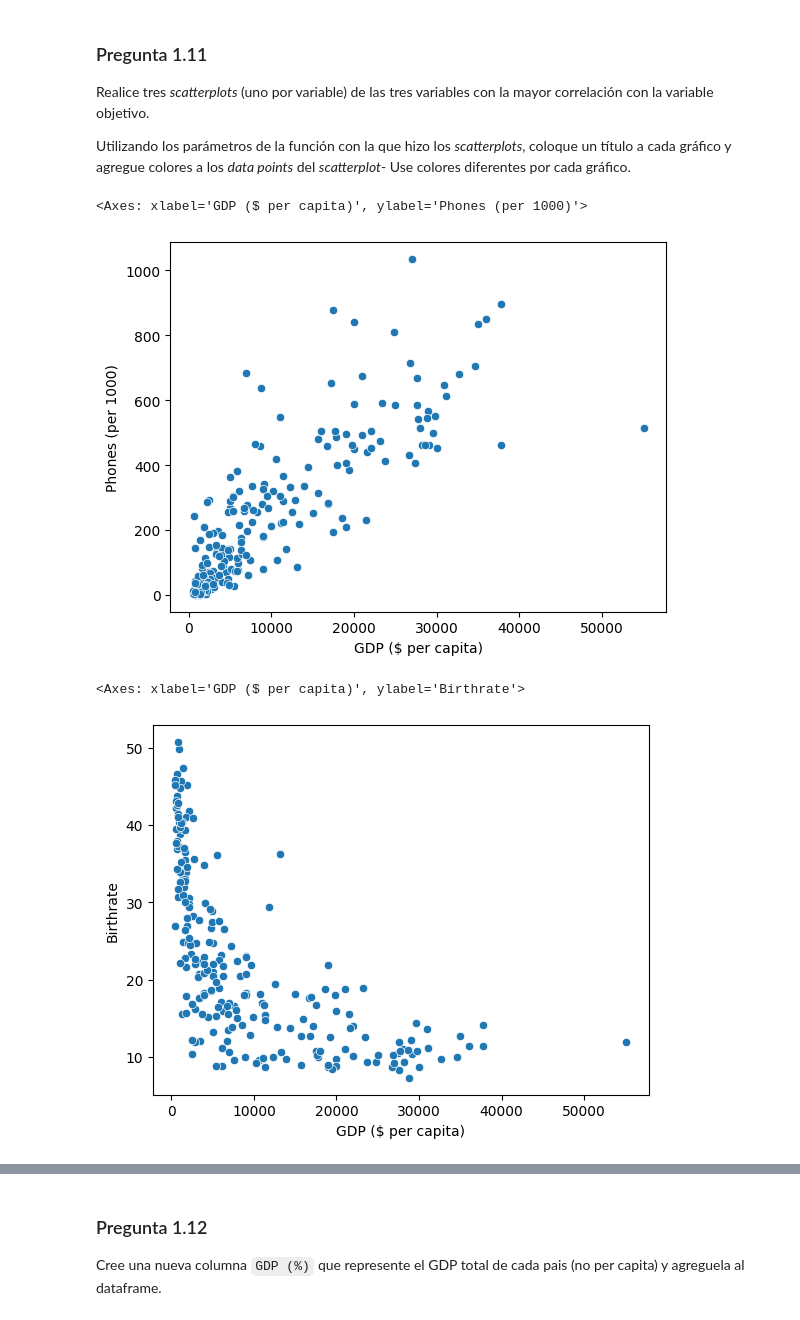
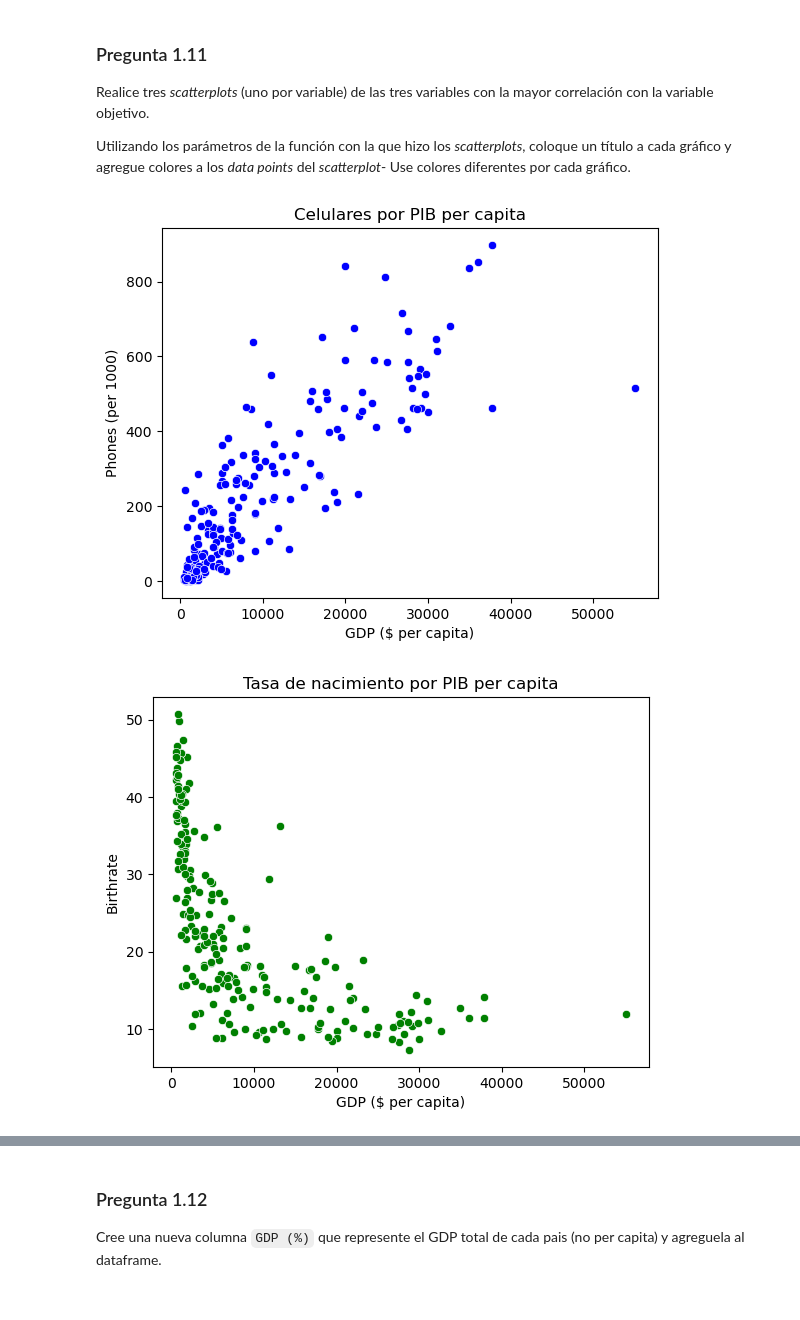
Before and after one commit to TomasPonce712/Tarea1MachineLearning, a Jupyter notebook: Tarea_1.ipynb, the cells around one changed output, grey strips where cells are left out. Drawn from its saved outputs; the diff is of its cells as text; code cells hidden in the pictures.

```diff
--- a/Tarea_1.ipynb
+++ b/Tarea_1.ipynb
@@ -415,9 +427,39 @@ df['Climate'] = df.apply(
     lambda row: moda_region[row['Country']] if pd.isna(row['Climate']) else row['Climate'], axis=1
 )
 # El tratamiento que le daremos a la variable Literacy es reemplazar los missing por la media de la Región
-media_literacy_region = df.groupby('Region')['Literacy'].mean()
+media_literacy_region = df.groupby('Region')['Literacy (%)'].mean()
 
-df['Literacy'] = df.apply(
-    lambda row: media_literacy_region[row['Region']] if pd.isna(row['Literacy']) else row['Literacy'], axis=1
+df['Literacy (%)'] = df.apply(
+    lambda row: media_literacy_region[row['Region']] if pd.isna(row['Literacy (%)']) else row['Literacy (%)'], axis=1
 )
-# El tratamiento que le daremos a la variable Phones es
+#El tratamiento que le daremos a la variable Net Migration es usar la media de la región, pues las regiones tienen caracteristicas sociales similares
+media_NM_region = df.groupby('Region')['Net migration'].mean()
+
+df['Net migration'] = df.apply(
+    lambda row: media_NM_region[row['Region']] if pd.isna(row['Net migration']) else row['Net migration'], axis=1
+)
+
+#El tratamiento que le daremos a la variable Infant Mortality es usar la media de la región, pues las regiones tienen caracteristicas sociales similares
+media_IM_region = df.groupby('Region')['Infant mortality (per 1000 births)'].mean()
+
+df['Infant mortality (per 1000 births)'] = df.apply(
+    lambda row: media_IM_region[row['Region']] if pd.isna(row['Infant mortality (per 1000 births)']) else row['Infant mortality (per 1000 births)'], axis=1
+)
+# El tratamiento que le daremos a la variable Phones es usar la media de la región, pues las regiones tienen caracteristicas sociales similares
+media_phones_region = df.groupby('Region')['Phones (per 1000)'].mean()
+
+df['Infant mortality (per 1000 births)'] = df.apply(
+    lambda row: media_phones_region[row['Region']] if pd.isna(row['Phones (per 1000)']) else row['Phones (per 1000)'], axis=1
+)
+# El tratamiento que le daremos a la variable Phones es usar la media de la región, pues las regiones tienen caracteristicas sociales similares
+media_phones_region = df.groupby('Region')['Phones (per 1000)'].mean()
+
+df['Infant mortality (per 1000 births)'] = df.apply(
+    lambda row: media_phones_region[row['Region']] if pd.isna(row['Phones (per 1000)']) else row['Phones (per 1000)'], axis=1
+)
+# El tratamiento que le daremos a la variable Arable es usar la media de la región, pues las regiones tienen caracteristicas sociales similares
+media_phones_region = df.groupby('Region')['Phones (per 1000)'].mean()
+
+df['Infant mortality (per 1000 births)'] = df.apply(
+    lambda row: media_phones_region[row['Region']] if pd.isna(row['Phones (per 1000)']) else row['Phones (per 1000)'], axis=1
+)
@@ -519,13 +533,15 @@ Realice tres _scatterplots_ (uno por variable) de las tres variables con la mayo
 
 Utilizando los parámetros de la función con la que hizo los _scatterplots_, coloque un título a cada gráfico y agregue colores a los _data points_ del _scatterplot_- Use colores diferentes por cada gráfico.
 # %%
-sns.scatterplot(data=df, x='GDP ($ per capita)', y='Phones (per 1000)')
+sns.scatterplot(data=df, x='GDP ($ per capita)', y='Phones (per 1000)', color='blue')
+plt.title('Celulares por PIB per capita')
+plt.show()
 # %% [output]
-<Axes: xlabel='GDP ($ per capita)', ylabel='Phones (per 1000)'>
-[figure, old version]
+[figure, new version]
 # %%
-sns.scatterplot(data=df, x='GDP ($ per capita)', y='Birthrate')
+sns.scatterplot(data=df, x='GDP ($ per capita)', y='Birthrate', color='green')
+plt.title('Tasa de nacimiento por PIB per capita')
+plt.show()
 # %% [output]
-<Axes: xlabel='GDP ($ per capita)', ylabel='Birthrate'>
-[figure, old version]
+[figure, new version]
 # %%
```
Also changed, not shown: parts of 24 cells of this notebook.
